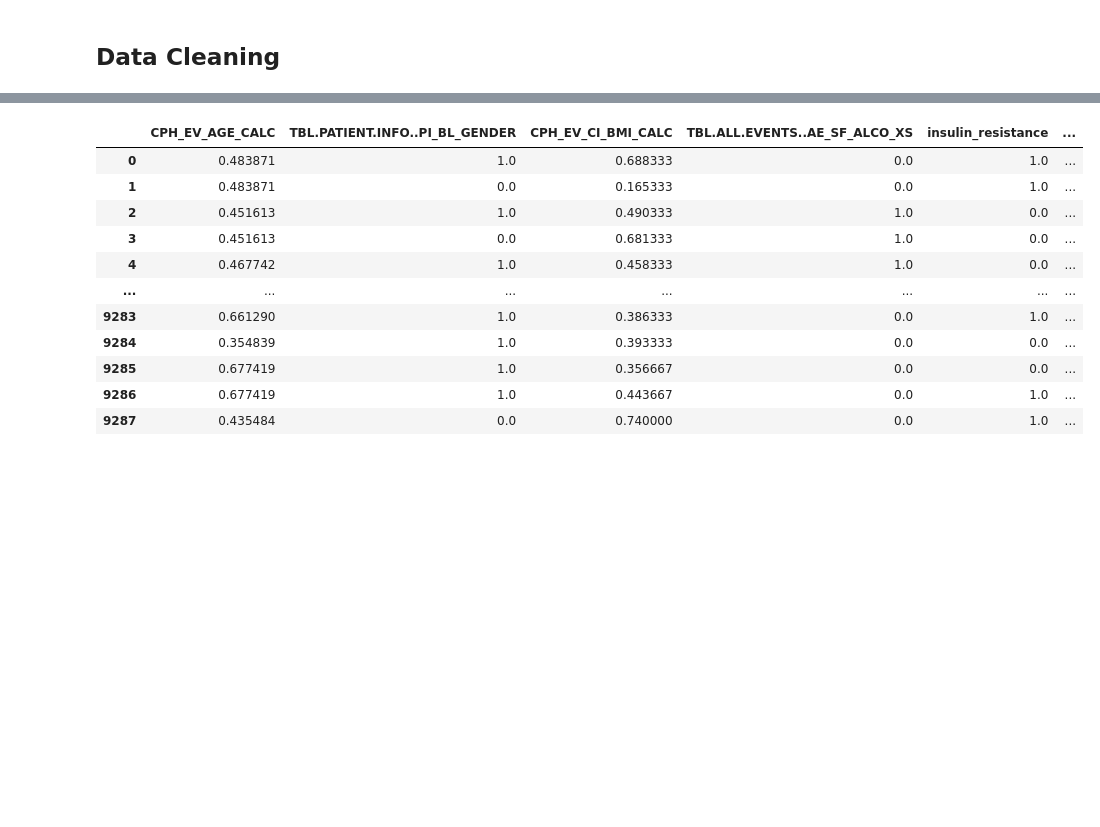
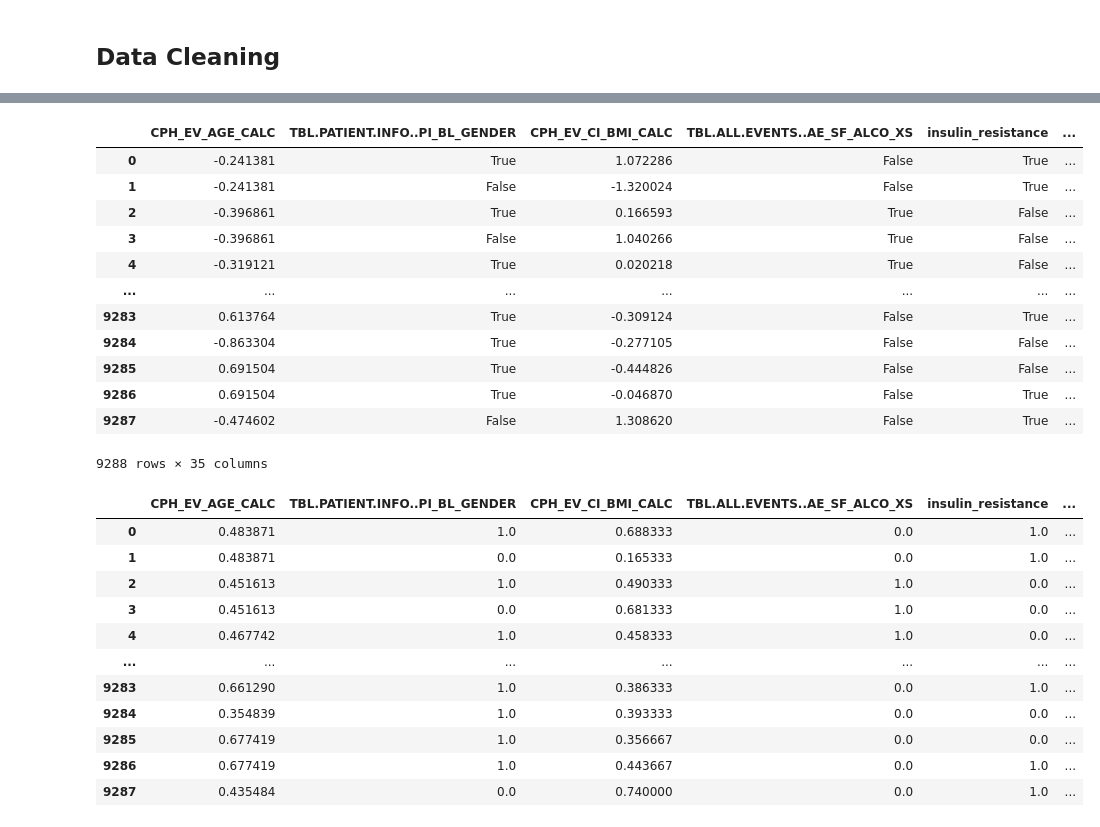
Before and after one commit to LBncl/AmazonMLInterviewQuestion, a Jupyter notebook: NAFLD.ipynb, the cells around one changed output, grey strips where cells are left out. Cells and saved outputs as stored; diff of their text form; code cells hidden in the pictures; blank space fills up the shorter version.

```diff
--- a/NAFLD.ipynb
+++ b/NAFLD.ipynb
@@ -32,6 +32,6 @@ main_df = df_raw.filter(items=['CPH_EV_AGE_CALC', 'TBL.PATIENT.INFO..PI_BL_GENDE
                          'TBL.ALL.EVENTS..AE_BR_ALBU_gL_CALC', 'TBL.ALL.EVENTS..AE_BR_BILI_umolL_CALC',
                          'TBL.ALL.EVENTS..AE_BR_IGA',
                          'TBL.ALL.EVENTS..AE_CD_OSA', 'LIT_NB_CK18_M30', 'LIT_NB_CK18_M65', 'LIT_NB_PRO_C3', 'LIT_NB_PRO_C6',
-                          'LIT_NB_ELF', 'FIB4', 'NFS', 'APRI', 'ADAPT', 'FIBC3', 'ABC3D', 'BARD', 'AST_ALT_Ratio', 'response_7'])
+                          'LIT_NB_ELF', 'FIB4', 'NFS', 'APRI', 'ADAPT', 'FIBC3', 'ABC3D', 'BARD', 'AST_ALT_Ratio', 'response_3b'])
 # %%
 main_df.describe()
@@ -79,7 +143,21 @@ cols_normalise = features_baseline.select_dtypes(include=[np.float64])
 scale = StandardScaler()
 features_baseline[cols_normalise.columns] = scale.fit_transform(cols_normalise)
 # %%
-features_baseline[cols_normalise.columns]
+features_baseline
+# %% [output]
+|  | CPH_EV_AGE_CALC | TBL.PATIENT.INFO..PI_BL_GENDER | CPH_EV_CI_BMI_CALC | TBL.ALL.EVENTS..AE_SF_ALCO_XS | insulin_resistance | ... |
+| 0 | -0.241381 | True | 1.072286 | False | True | ... |
+| 1 | -0.241381 | False | -1.320024 | False | True | ... |
+| 2 | -0.396861 | True | 0.166593 | True | False | ... |
+| 3 | -0.396861 | False | 1.040266 | True | False | ... |
+| 4 | -0.319121 | True | 0.020218 | True | False | ... |
+| ... | ... | ... | ... | ... | ... | ... |
+| 9283 | 0.613764 | True | -0.309124 | False | True | ... |
+| 9284 | -0.863304 | True | -0.277105 | False | False | ... |
+| 9285 | 0.691504 | True | -0.444826 | False | False | ... |
+| 9286 | 0.691504 | True | -0.046870 | False | True | ... |
+| 9287 | -0.474602 | False | 1.308620 | False | True | ... |
+9288 rows × 35 columns
 # %%
 from sklearn import preprocessing
 names = list(features_baseline.columns)
```
Also changed, not shown: parts of 21 cells of this notebook.
